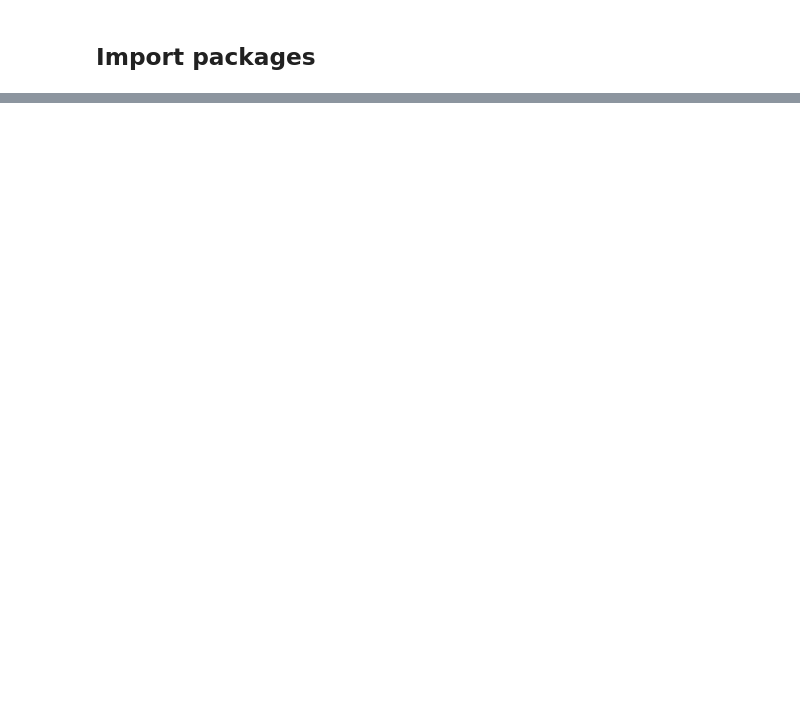
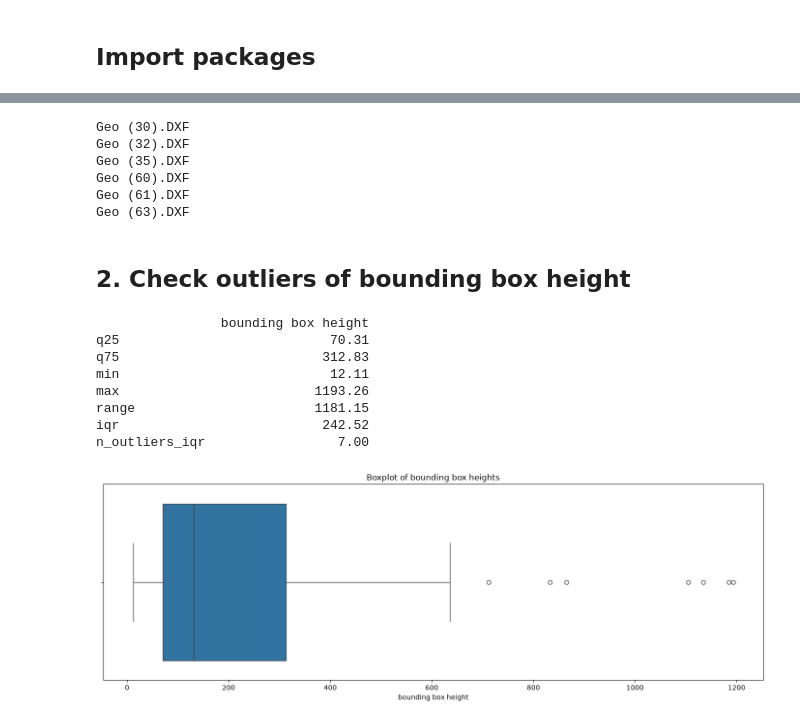
Before and after one commit to loruedel/Challenge1, a Jupyter notebook: Outlier_detection.ipynb, the cells around one changed output, grey strips where cells are left out. Cells and saved outputs as stored; diff of their text form; code cells hidden in the pictures; blank space fills up the shorter version.

```diff
--- a/Outlier_detection.ipynb
+++ b/Outlier_detection.ipynb
@@ -36,0 +72,51 @@ plot_dxf("10991360_editet/Geo (1).DXF")
+# %%
+for i, quant in enumerate(quantities):
+    if (quant < q1 - 1.5 * iqr) or (quant > q3 + 1.5 * iqr):
+        print(clean_data["file_name"].iloc[i])
+# %% [output]
+Geo (30).DXF
+Geo (32).DXF
+Geo (35).DXF
+Geo (60).DXF
+Geo (61).DXF
+Geo (63).DXF
+# %% [markdown]
+## 2. Check outliers of bounding box height
+# %%
+# Calculate height statistics
+heights = clean_data["bounding_box_height"].dropna()
+q1, q3 = heights.quantile(0.25), heights.quantile(0.75)
+iqr = q3 - q1
+
+height_statistics = pd.Series({
+    "q25": q1,
+    "q75": q3,
+    "min": heights.min(),
+    "max": heights.max(),
+    "range": heights.max() - heights.min(),
+    "iqr": iqr,
+    "n_outliers_iqr": ((heights < q1 - 1.5 * iqr) | (heights > q3 + 1.5 * iqr)).sum(),
+})
+
+print(round(height_statistics.to_frame(name="bounding box height"), 2))
+
+
+# Visualize the order quantity statistics in a boxplot
+fig, ax = plt.subplots(1, 1, figsize=(14, 5))
+
+sns.boxplot(x=heights, ax=ax)
+ax.set_title("Boxplot of bounding box heights")
+ax.set_xlabel("bounding box height")
+
+plt.tight_layout()
+plt.show()
+# %% [output]
+                bounding box height
+q25                           70.31
+q75                          312.83
+min                           12.11
+max                         1193.26
+range                       1181.15
+iqr                          242.52
+n_outliers_iqr                 7.00
+[figure, added]
```
Also changed, not shown: parts of 8 cells of this notebook, 2 other files.
